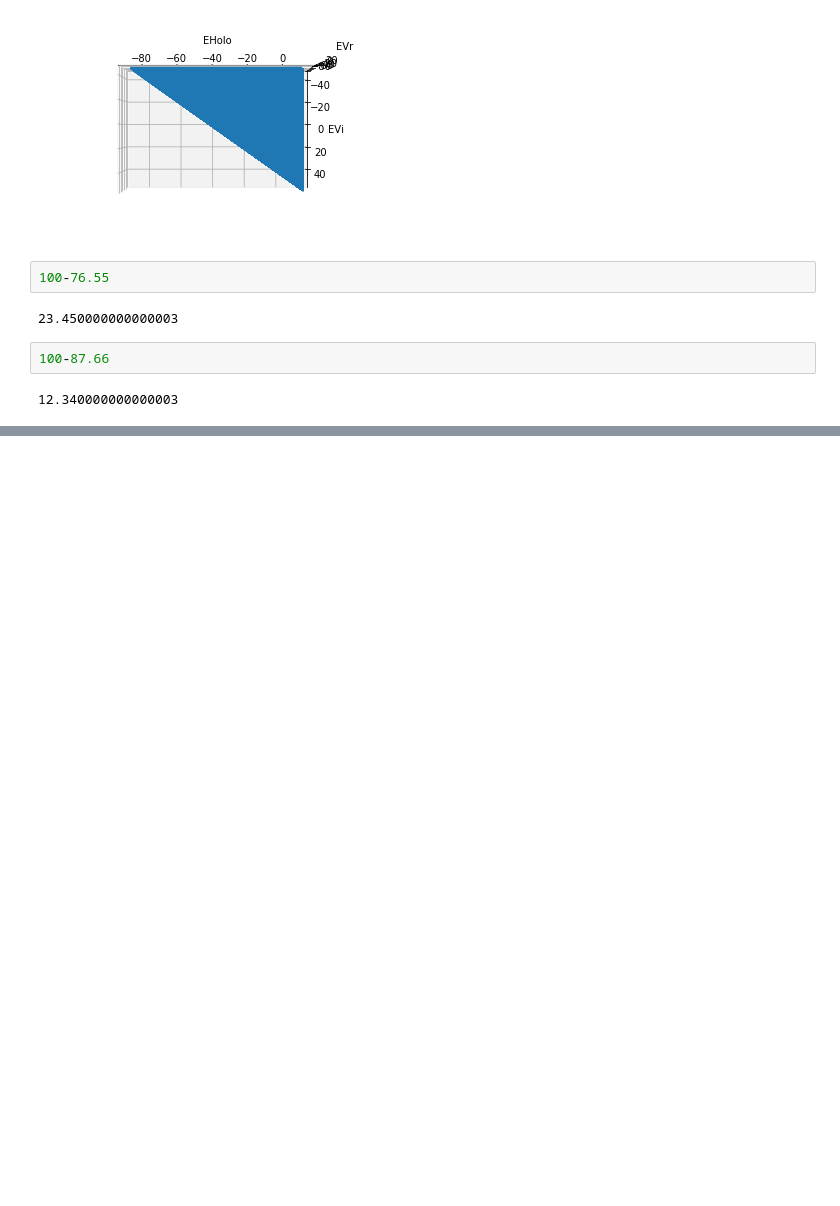
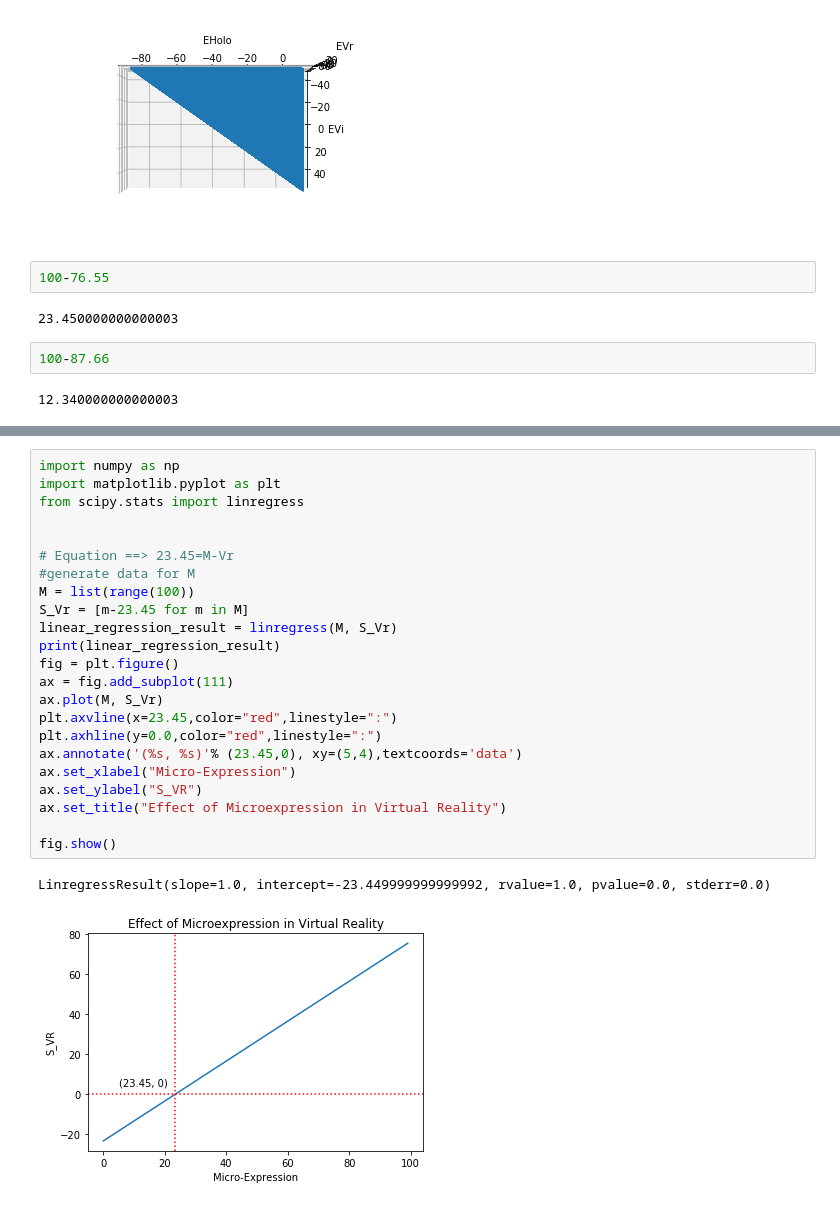
Before and after one commit to wuxiaohua1011/cac_experiment, a Jupyter notebook: CAC Experiment.ipynb, the cells around one changed output, grey strips where cells are left out. Saved outputs shown, nothing was run; the diff lists cells and outputs as text; blank space fills up the shorter version.

```diff
--- a/CAC Experiment.ipynb
+++ b/CAC Experiment.ipynb
@@ -144,0 +155,26 @@ Text(0.5, 1.0, 'Effect of headpose in Hologram')
+# %%
+import numpy as np
+import matplotlib.pyplot as plt
+from scipy.stats import linregress
+
+
+# Equation ==> 23.45=M-Vr
+#generate data for M
+M = list(range(100))
+S_Vr = [m-23.45 for m in M]
+linear_regression_result = linregress(M, S_Vr)
+print(linear_regression_result)
+fig = plt.figure()
+ax = fig.add_subplot(111)
+ax.plot(M, S_Vr)
+plt.axvline(x=23.45,color="red",linestyle=":")
+plt.axhline(y=0.0,color="red",linestyle=":")
+ax.annotate('(%s, %s)'% (23.45,0), xy=(5,4),textcoords='data')
+ax.set_xlabel("Micro-Expression")
+ax.set_ylabel("S_VR")
+ax.set_title("Effect of Microexpression in Virtual Reality")
+
+fig.show()
+# %% [output]
+LinregressResult(slope=1.0, intercept=-23.449999999999992, rvalue=1.0, pvalue=0.0, stderr=0.0)
+[figure, added]
```
Also changed, not shown: parts of 3 cells of this notebook, 3 other files.
